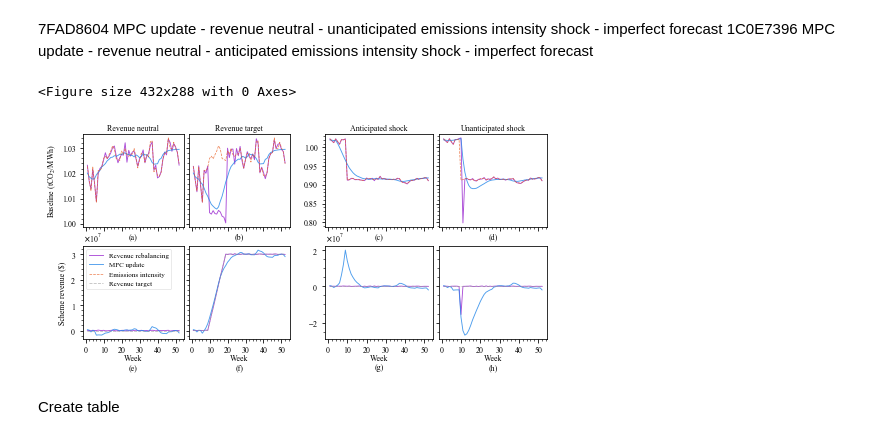
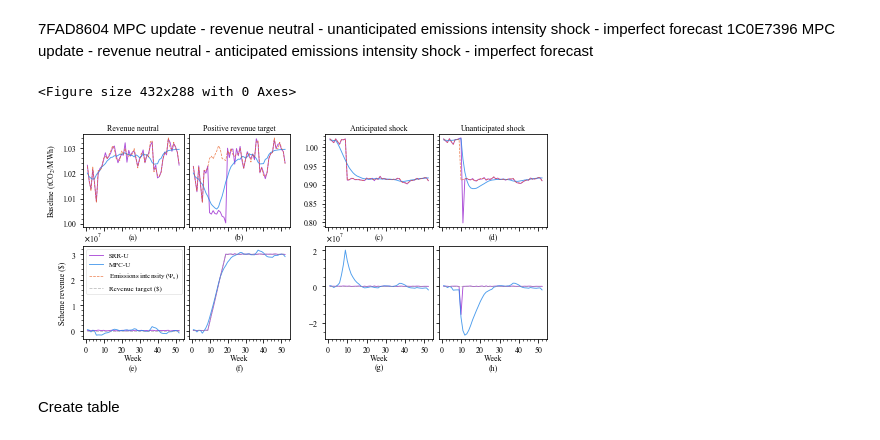
Before and after one commit to akxen/adaptive-rep-scheme, a Jupyter notebook: src/4_plotting/plotting.ipynb, the cells around one changed output. Drawn from its saved outputs; the diff is of its cells as text; code cells hidden in the pictures.

```diff
--- a/src/4_plotting/plotting.ipynb
+++ b/src/4_plotting/plotting.ipynb
@@ -555,36 +555,36 @@ ax1.set_xlabel('(a)', fontsize=8, labelpad=0.08)
 ax2.set_xlabel('Week\n(e)', fontsize=8, labelpad=0.15)
 ax3.set_xlabel('(b)', fontsize=8, labelpad=0.08)
 ax4.set_xlabel('Week\n(f)', fontsize=8, labelpad=0.15)
 ax5.set_xlabel('(c)', fontsize=8, labelpad=0.08)
 ax6.set_xlabel('Week\n(g)', fontsize=8, labelpad=0.15)
 ax7.set_xlabel('(d)', fontsize=8, labelpad=0.08)
 ax8.set_xlabel('Week\n(h)', fontsize=8, labelpad=0.15)
 
 ax1.set_title('Revenue neutral', pad=3, fontsize=8)
-ax3.set_title('Revenue target', pad=3, fontsize=8)
+ax3.set_title('Positive revenue target', pad=3, fontsize=8)
 ax5.set_title('Anticipated shock', pad=3, fontsize=8)
 ax7.set_title('Unanticipated shock', pad=3, fontsize=8)
 
 ax2.yaxis.get_offset_text().set_size(8)
 ax6.yaxis.get_offset_text().set_size(8)
 
 # ax2.yaxis.set_major_formatter(FormatStrFormatter('%.2e'))
-legend = ax2.legend([l1, l2, l3, l4], ['Revenue rebalancing', 'MPC update', 'Emissions intensity', 'Revenue target'], fontsize=7, loc='upper left')
+legend = ax2.legend([l1, l2, l3, l4], ['SRR-U', 'MPC-U', 'Emissions intensity ($\mathdefault{\Psi_{s}}$)', 'Revenue target (\$)'], fontsize=7, loc='upper left')
 legend.get_frame().set_linewidth(0.5)
 
 # Set figure size
 width = 17.8
 height = 8.8
 cm_to_in = 0.393701
 fig.set_size_inches(width*cm_to_in, height*cm_to_in)
 
 # fig.subplots_adjust(left=0.07, bottom=0.135, right=0.99, top=0.98, wspace=0.2, hspace=0.2)
 fig.savefig('test.png', dpi=800)
 
 plt.show()
 # %% [output]
 <Figure size 432x288 with 0 Axes>
-[figure, old version]
+[figure, new version]
 # %% [markdown]
 Create table
 # %%
```
Also changed, not shown: 13 other files.
